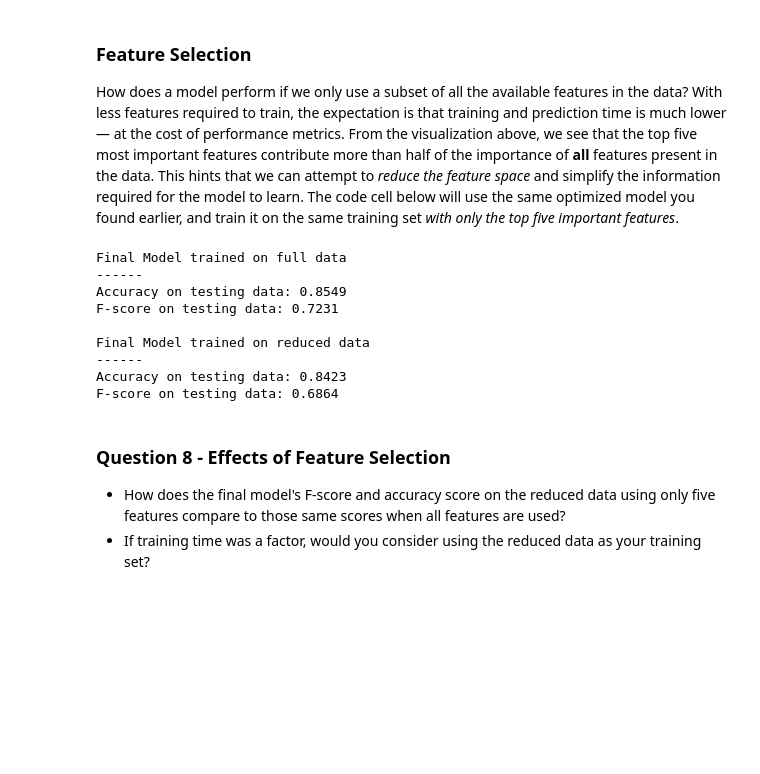
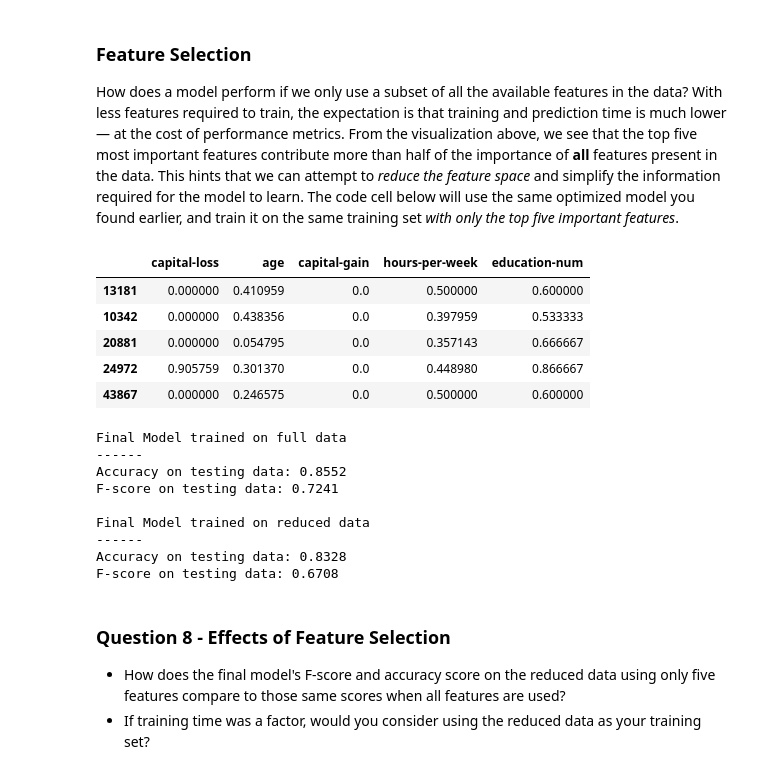
Before and after one commit to IzidoroBaltazar/MachineLearningEngineer, a Jupyter notebook: finding_donors/finding_donors.ipynb, the cells around one changed output. Drawn from its saved outputs; the diff is of its cells as text; code cells hidden in the pictures; blank space fills up the shorter version.

```diff
--- a/finding_donors/finding_donors.ipynb
+++ b/finding_donors/finding_donors.ipynb
@@ -502,18 +513,19 @@ Fine tune the chosen model. Use grid search (`GridSearchCV`) with at least one i
 # TODO: Import 'GridSearchCV', 'make_scorer', and any other necessary libraries
 from sklearn.grid_search import GridSearchCV
 from sklearn.metrics import make_scorer
+from sklearn.metrics import recall_score
 
 # TODO: Initialize the classifier
-clf = RandomForestClassifier()
+clf = RandomForestClassifier(random_state=12)
 
 # TODO: Create the parameters list you wish to tune, using a dictionary if needed.
 # HINT: parameters = {'parameter_1': [value1, value2], 'parameter_2': [value1, value2]}
 parameters = {
-    'n_estimators': list(range(4,10)),
+    'n_estimators': list(range(5,10)),
     'max_features': ["sqrt", "log2"],
-    'max_depth': list(range(3,15,2)),
-    'min_samples_split': list(range(2,10,2)),
-    'min_samples_leaf': list(range(1,10,2)),
+    'max_depth': list(range(5,15,3)),
+    'min_samples_split': list(range(2,10,4)),
+    'min_samples_leaf': list(range(1,5)),
     'criterion': ['gini', 'entropy'],
 }
 
@@ -533,6 +545,9 @@ best_clf = grid_fit.best_estimator_
 predictions = (clf.fit(X_train, y_train)).predict(X_test)
 best_predictions = best_clf.predict(X_test)
 
+# Recall
+print("Recall for best model: {:.4f}".format(recall_score(y_test, best_predictions)))
+
 # Report the before-and-afterscores
 print("Unoptimized model\n------")
 print("Accuracy score on testing data: {:.4f}".format(accuracy_score(y_test, predictions)))
@@ -682,34 +680,42 @@ How does a model perform if we only use a subset of all the available features i
 # %%
 # Import functionality for cloning a model
 from sklearn.base import clone
 
 # Reduce the feature space
 X_train_reduced = X_train[X_train.columns.values[(np.argsort(importances)[::-1])[:5]]]
 X_test_reduced = X_test[X_test.columns.values[(np.argsort(importances)[::-1])[:5]]]
+
+display(X_train_reduced.head(n = 5))
 
 # Train on the "best" model found from grid search earlier
 clf = (clone(best_clf)).fit(X_train_reduced, y_train)
 
 # Make new predictions
 reduced_predictions = clf.predict(X_test_reduced)
 
 # Report scores from the final model using both versions of data
 print("Final Model trained on full data\n------")
 print("Accuracy on testing data: {:.4f}".format(accuracy_score(y_test, best_predictions)))
 print("F-score on testing data: {:.4f}".format(fbeta_score(y_test, best_predictions, beta = 0.5)))
 print("\nFinal Model trained on reduced data\n------")
 print("Accuracy on testing data: {:.4f}".format(accuracy_score(y_test, reduced_predictions)))
 print("F-score on testing data: {:.4f}".format(fbeta_score(y_test, reduced_predictions, beta = 0.5)))
 # %% [output]
+|  | capital-loss | age | capital-gain | hours-per-week | education-num |
+| 13181 | 0.000000 | 0.410959 | 0.0 | 0.500000 | 0.600000 |
+| 10342 | 0.000000 | 0.438356 | 0.0 | 0.397959 | 0.533333 |
+| 20881 | 0.000000 | 0.054795 | 0.0 | 0.357143 | 0.666667 |
+| 24972 | 0.905759 | 0.301370 | 0.0 | 0.448980 | 0.866667 |
+| 43867 | 0.000000 | 0.246575 | 0.0 | 0.500000 | 0.600000 |
 Final Model trained on full data
 ------
-Accuracy on testing data: 0.8549
-F-score on testing data: 0.7231
+Accuracy on testing data: 0.8552
+F-score on testing data: 0.7241
 
 Final Model trained on reduced data
 ------
-Accuracy on testing data: 0.8423
-F-score on testing data: 0.6864
+Accuracy on testing data: 0.8328
+F-score on testing data: 0.6708
 # %% [markdown]
 ### Question 8 - Effects of Feature Selection
 
```
Also changed, not shown: parts of 15 cells of this notebook, 1 other file.
